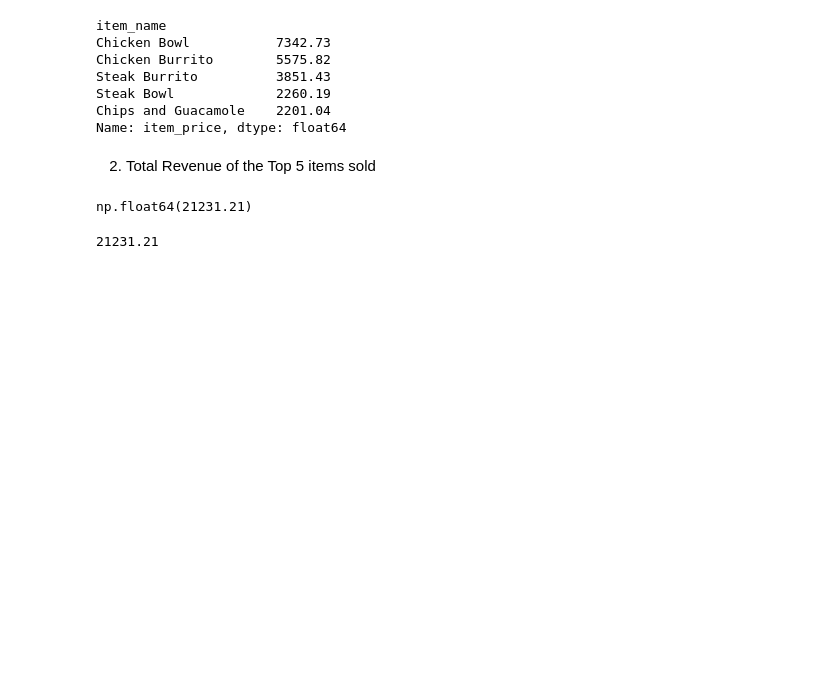
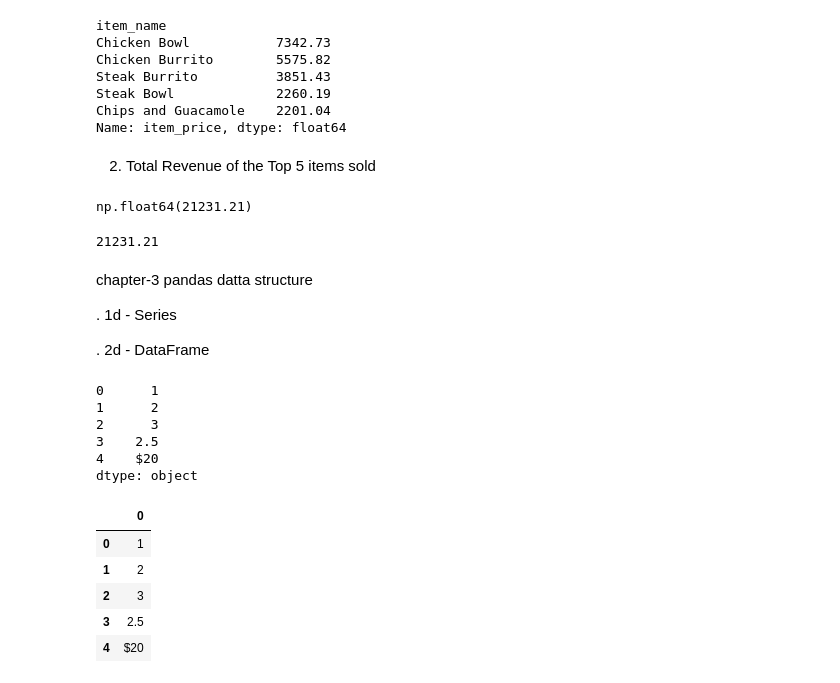
Before and after one commit to nevil2006/ml-libraries-and-frame-work, a Jupyter notebook: pandas/intro.ipynb, the cells around one changed output. Saved outputs shown, nothing was run; the diff lists cells and outputs as text; code cells hidden in the pictures; blank space fills up the shorter version.

```diff
--- a/pandas/intro.ipynb
+++ b/pandas/intro.ipynb
@@ -279,3 +279,10 @@ top=order_details.groupby("item_name")["item_price"].sum().sort_values(ascending
 print(top)
 # %% [output]
 21231.21
+# %% [markdown]
+chapter-3 pandas datta structure
+
+
+. 1d - Series
+
+. 2d - DataFrame
@@ -281,0 +291,18 @@ print(top)
+# %%
+pd.Series(data=[1,2,3,2.5,"$20"])
+# %% [output]
+0      1
+1      2
+2      3
+3    2.5
+4    $20
+dtype: object
+# %%
+pd.DataFrame(data=[1,2,3,2.5,"$20"])
+# %% [output]
+|  | 0 |
+| 0 | 1 |
+| 1 | 2 |
+| 2 | 3 |
+| 3 | 2.5 |
+| 4 | $20 |
```
Also changed, not shown: parts of 1 cell of this notebook.
